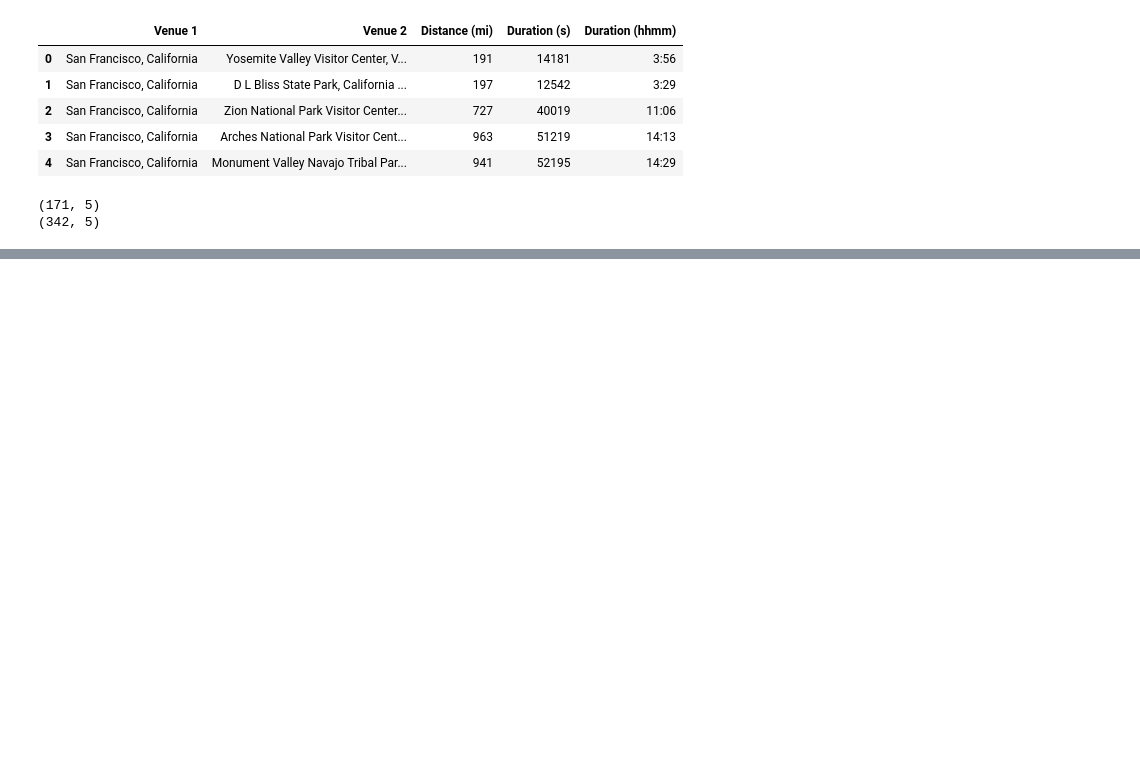
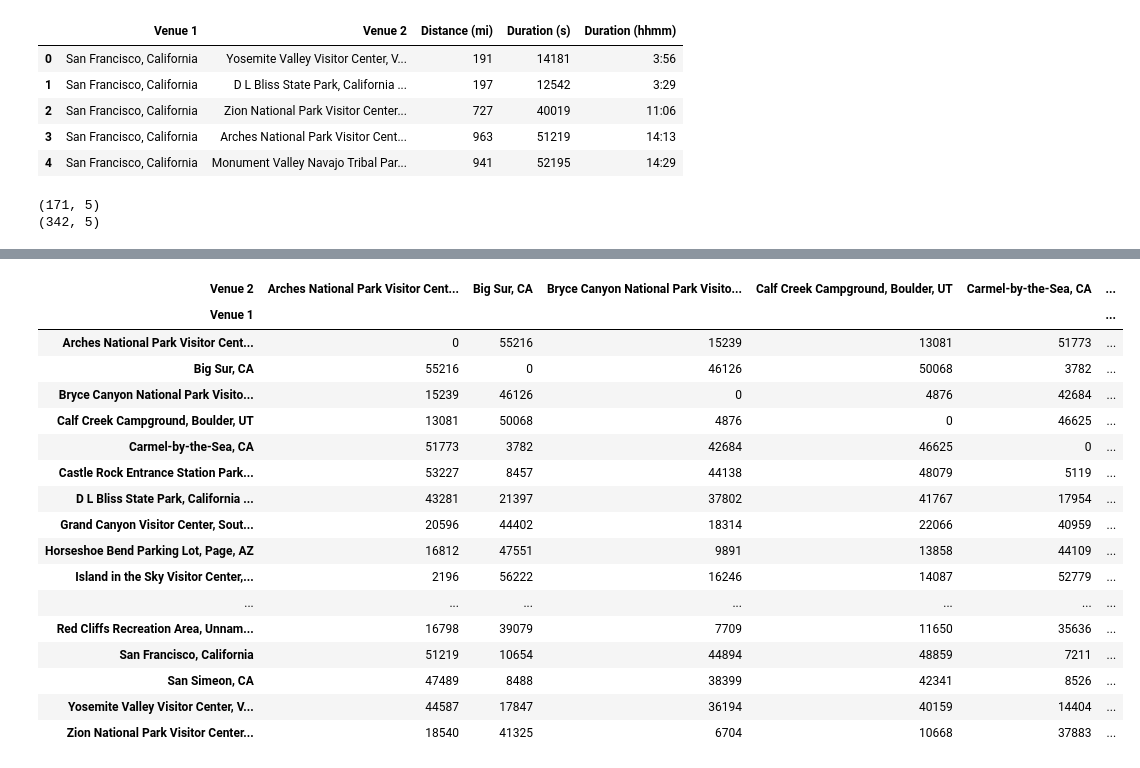
Before and after one commit to hcederna/road-trip-optimization, a Jupyter notebook: Road Trip Optimization.ipynb, the cells around one changed output, grey strips where cells are left out. Saved outputs shown, nothing was run; the diff lists cells and outputs as text; code cells hidden in the pictures; blank space fills up the shorter version.

```diff
--- a/Road Trip Optimization.ipynb
+++ b/Road Trip Optimization.ipynb
@@ -122,0 +150,22 @@ print(_df.shape)
+# %%
+# Display duration matrix
+display(duration_matrix)
+# %% [output]
+| Venue 2 | Arches National Park Visitor Cent... | Big Sur, CA | Bryce Canyon National Park Visito... | Calf Creek Campground, Boulder, UT | Carmel-by-the-Sea, CA | ... |
+| Venue 1 |  |  |  |  |  | ... |
+| Arches National Park Visitor Cent... | 0 | 55216 | 15239 | 13081 | 51773 | ... |
+| Big Sur, CA | 55216 | 0 | 46126 | 50068 | 3782 | ... |
+| Bryce Canyon National Park Visito... | 15239 | 46126 | 0 | 4876 | 42684 | ... |
+| Calf Creek Campground, Boulder, UT | 13081 | 50068 | 4876 | 0 | 46625 | ... |
+| Carmel-by-the-Sea, CA | 51773 | 3782 | 42684 | 46625 | 0 | ... |
+| Castle Rock Entrance Station Park... | 53227 | 8457 | 44138 | 48079 | 5119 | ... |
+| D L Bliss State Park, California ... | 43281 | 21397 | 37802 | 41767 | 17954 | ... |
+| Grand Canyon Visitor Center, Sout... | 20596 | 44402 | 18314 | 22066 | 40959 | ... |
+| Horseshoe Bend Parking Lot, Page, AZ | 16812 | 47551 | 9891 | 13858 | 44109 | ... |
+| Island in the Sky Visitor Center,... | 2196 | 56222 | 16246 | 14087 | 52779 | ... |
+| ... | ... | ... | ... | ... | ... | ... |
+| Red Cliffs Recreation Area, Unnam... | 16798 | 39079 | 7709 | 11650 | 35636 | ... |
+| San Francisco, California | 51219 | 10654 | 44894 | 48859 | 7211 | ... |
+| San Simeon, CA | 47489 | 8488 | 38399 | 42341 | 8526 | ... |
+| Yosemite Valley Visitor Center, V... | 44587 | 17847 | 36194 | 40159 | 14404 | ... |
+| Zion National Park Visitor Center... | 18540 | 41325 | 6704 | 10668 | 37883 | ... |
```
Also changed, not shown: parts of 3 cells of this notebook.
